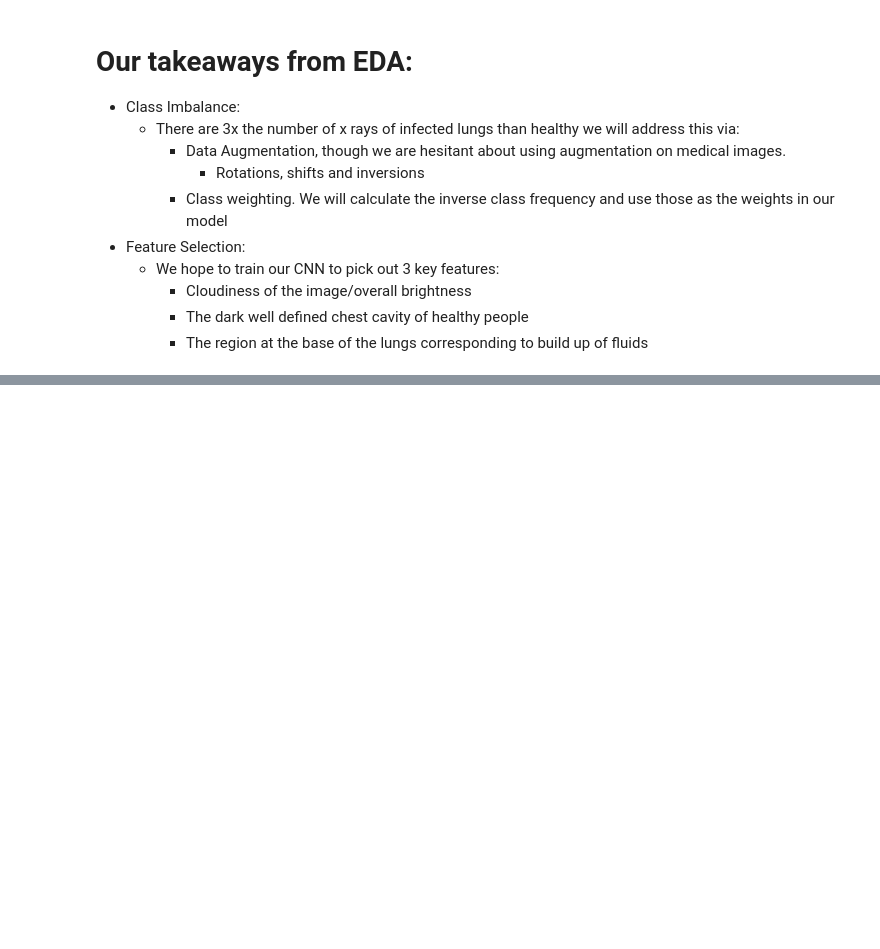
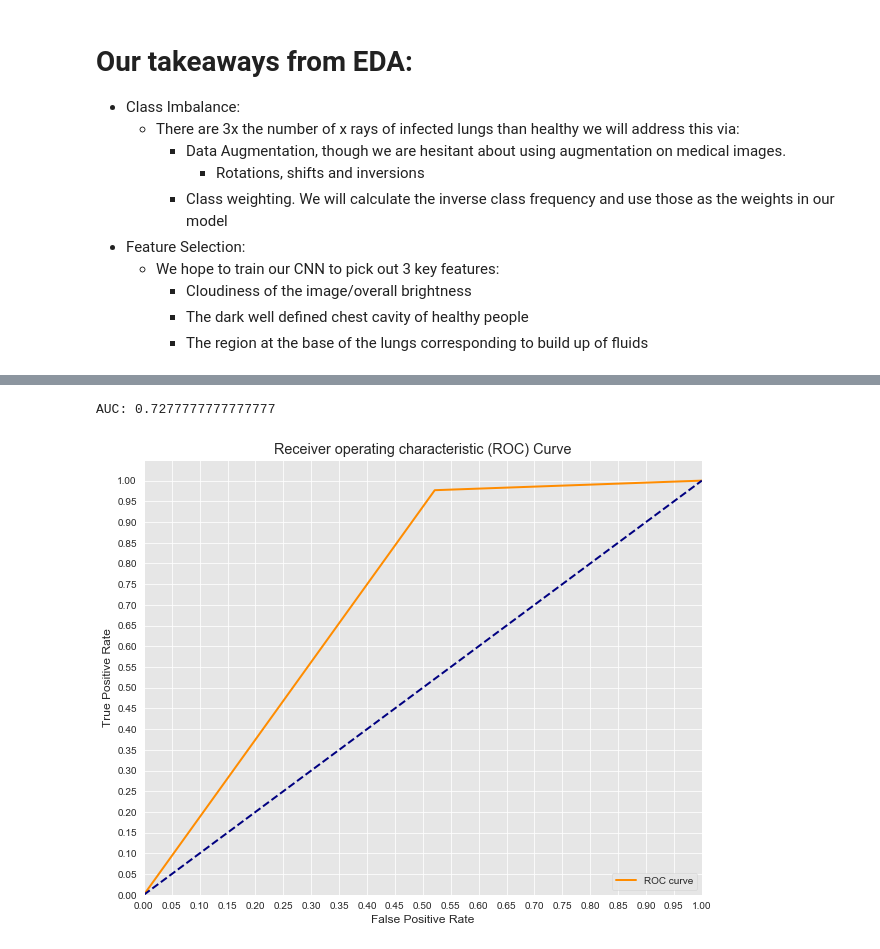
Before and after one commit to bagnine/Pnuemonia-image-classification, a Jupyter notebook: Index.ipynb, the cells around one changed output, grey strips where cells are left out. Saved outputs shown, nothing was run; the diff lists cells and outputs as text; code cells hidden in the pictures; blank space fills up the shorter version.

```diff
--- a/Index.ipynb
+++ b/Index.ipynb
@@ -324,0 +496,7 @@ We hope that our cnn will be able to pull out those contours in the convolutions
+# %%
+# Plotting the ROC curve of our predictions
+
+graphs.plot_roc_curve(y_test, predictions)
+# %% [output]
+AUC: 0.7277777777777777
+[figure, added]
```
Also changed, not shown: parts of 48 cells of this notebook.
